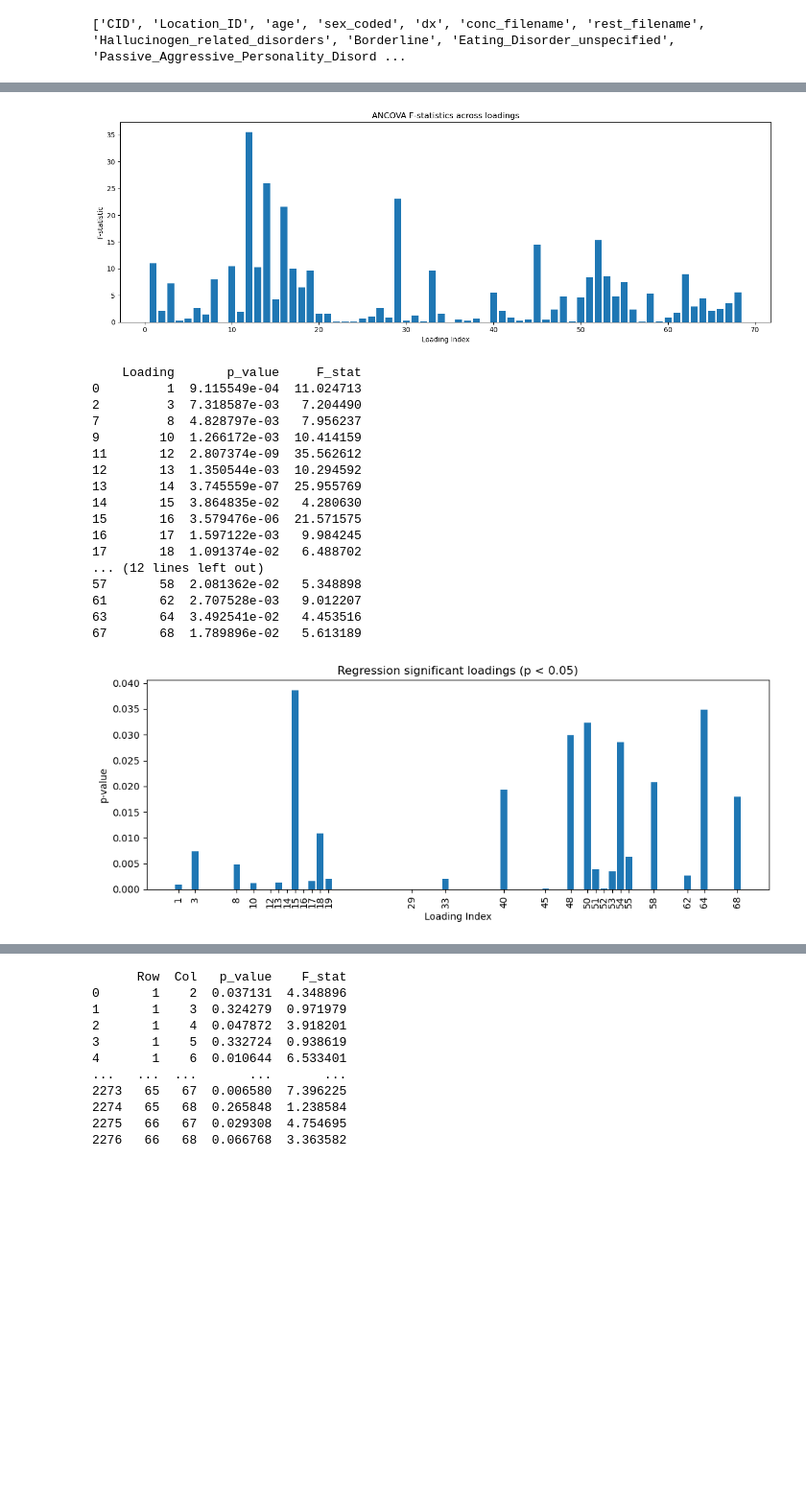
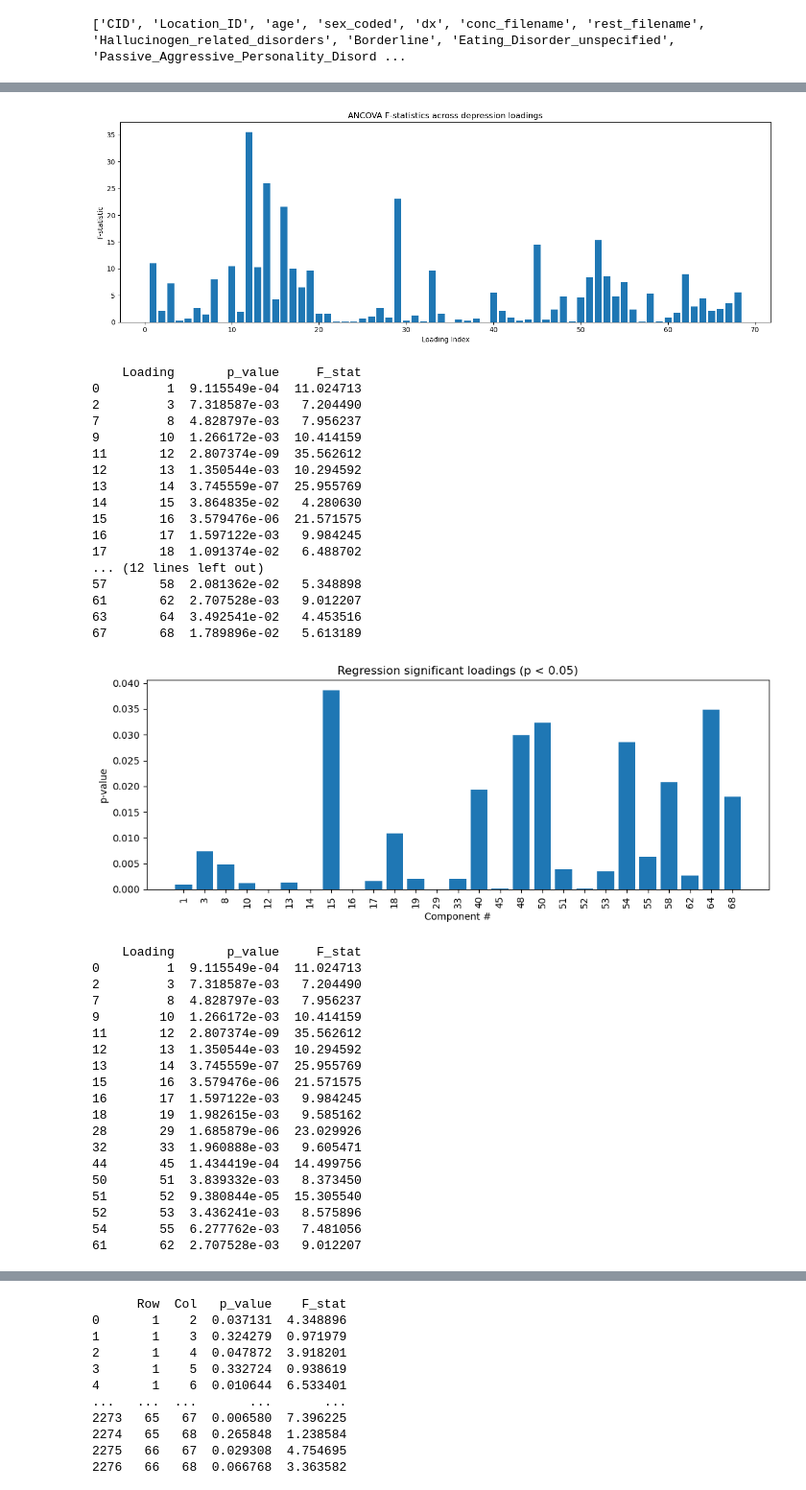
Before and after one commit to amrithah93/Clinical_Outcomes_Project, a Jupyter notebook: Step7_Regressions.ipynb, the cells around one changed output, grey strips where cells are left out. Shown at 96% size. Drawn from its saved outputs; the diff is of its cells as text; code cells hidden in the pictures; blank space fills up the shorter version.

```diff
--- a/Step7_Regressions.ipynb
+++ b/Step7_Regressions.ipynb
@@ -123,7 +115,7 @@ plt.scatter(results["Loading"], -np.log10(results["p_value"]), s=40)
 plt.axhline(-np.log10(0.05), color="red", linestyle="--", label="p = 0.05")
 plt.xlabel("Loading Index")
 plt.ylabel("-log10(p-value)")
-plt.title("-log10 regression results considering age, sex, scanner site, and factor scores across loadings")
+plt.title("-log10(p) regression results considering age, sex, scanner site, and factor scores across loadings")
 plt.legend()
 plt.tight_layout()
 plt.show()
@@ -133,43 +125,82 @@ plt.figure(figsize=(14, 5))
 plt.bar(results["Loading"], results["F_stat"])
 plt.xlabel("Loading Index")
 plt.ylabel("F-statistic")
-plt.title("ANCOVA F-statistics across loadings")
+plt.title("ANCOVA F-statistics across depression loadings")
 plt.tight_layout()
 plt.show()
 
-#highlight sig loadings
+# highlight sig loadings at p< 0.05
+
 sig = results[results["p_value"] < 0.05]
 print(sig)
 
+# Create combined label: "component# - label" with int() to remove .0
+sig_labels = [f"{int(row.Loading)}" for _, row in sig.iterrows()]
+
 plt.figure(figsize=(10, 4))
-plt.bar(sig["Loading"], sig["p_value"])
+plt.bar(sig_labels, sig["p_value"])
 
-# Add tick marks for each significant loading
-plt.xticks(sig["Loading"], rotation=90)
-
+plt.xticks(rotation=90)
 plt.title("Regression significant loadings (p < 0.05)")
-plt.xlabel("Loading Index")
+plt.xlabel("Component #")
 plt.ylabel("p-value")
 plt.tight_layout()
 plt.show()
+
+#now look at p < 0.01
+
+sig = results[results["p_value"] < 0.01]
+print(sig)
+
+# Create combined label: "component# - label" with int() to remove .0
+sig_labels = [f"{int(row.Loading)}" for _, row in sig.iterrows()]
+
+plt.figure(figsize=(10, 4))
+plt.bar(sig_labels, sig["p_value"])
+
+plt.xticks(rotation=90)
+plt.title("Regression significant loadings (p < 0.01)")
+plt.xlabel("Component #")
+plt.ylabel("p-value")
+plt.tight_layout()
+plt.show()
 # %% [output]
 [figure]
-[figure, old version]
+[figure, new version]
     Loading       p_value     F_stat
 0         1  9.115549e-04  11.024713
 2         3  7.318587e-03   7.204490
 7         8  4.828797e-03   7.956237
 9        10  1.266172e-03  10.414159
 11       12  2.807374e-09  35.562612
 12       13  1.350544e-03  10.294592
 13       14  3.745559e-07  25.955769
 14       15  3.864835e-02   4.280630
 15       16  3.579476e-06  21.571575
 16       17  1.597122e-03   9.984245
 17       18  1.091374e-02   6.488702
 ... (12 lines left out)
 57       58  2.081362e-02   5.348898
 61       62  2.707528e-03   9.012207
 63       64  3.492541e-02   4.453516
 67       68  1.789896e-02   5.613189
-[figure, old version]
+[figure, new version]
+    Loading       p_value     F_stat
+0         1  9.115549e-04  11.024713
+2         3  7.318587e-03   7.204490
+7         8  4.828797e-03   7.956237
+9        10  1.266172e-03  10.414159
+11       12  2.807374e-09  35.562612
+12       13  1.350544e-03  10.294592
+13       14  3.745559e-07  25.955769
+15       16  3.579476e-06  21.571575
+16       17  1.597122e-03   9.984245
+18       19  1.982615e-03   9.585162
+28       29  1.685879e-06  23.029926
+32       33  1.960888e-03   9.605471
+44       45  1.434419e-04  14.499756
+50       51  3.839332e-03   8.373450
+51       52  9.380844e-05  15.305540
+52       53  3.436241e-03   8.575896
+54       55  6.277762e-03   7.481056
+61       62  2.707528e-03   9.012207
```
Also changed, not shown: parts of 4 cells of this notebook, 1 other file.
